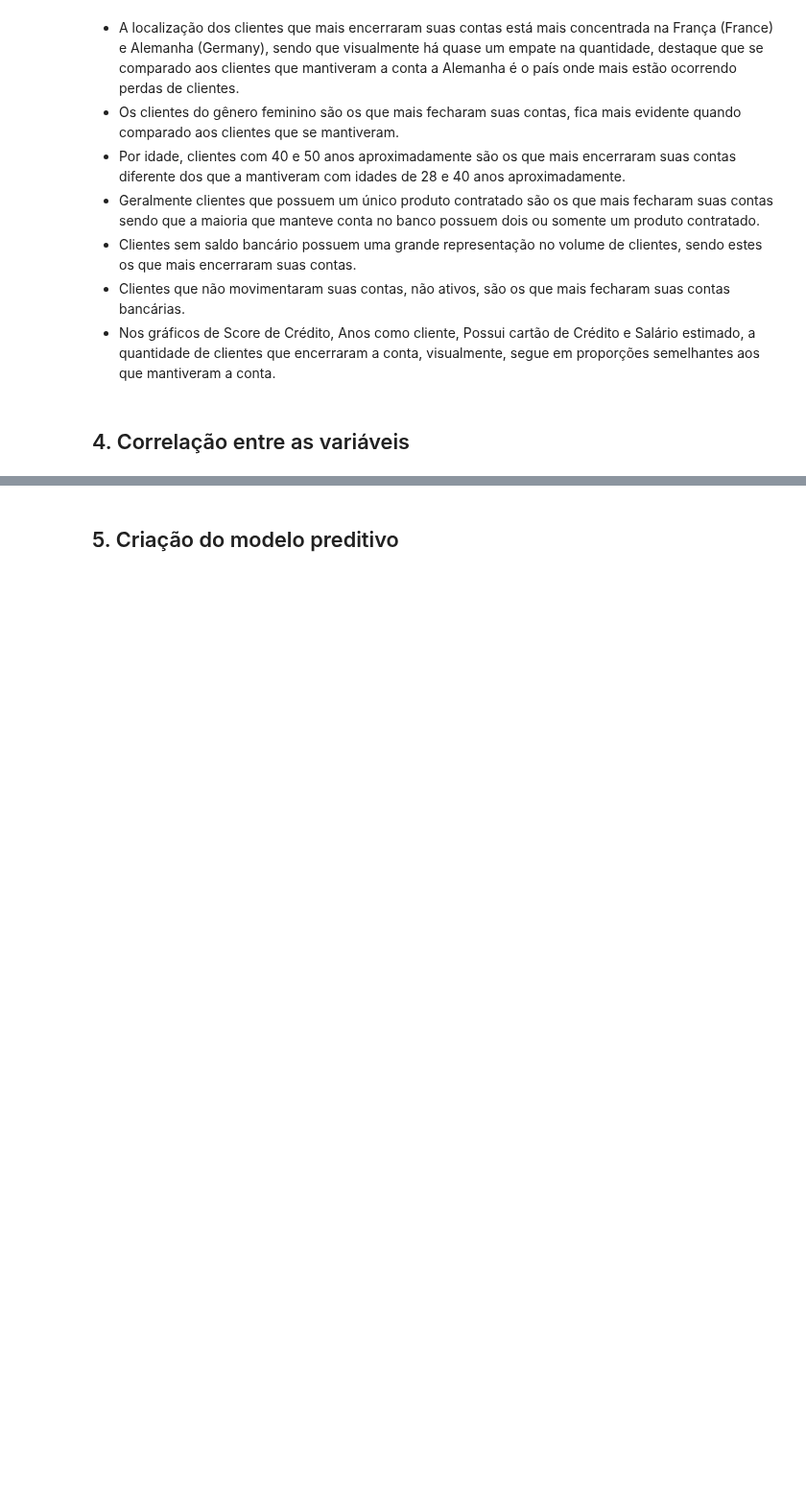
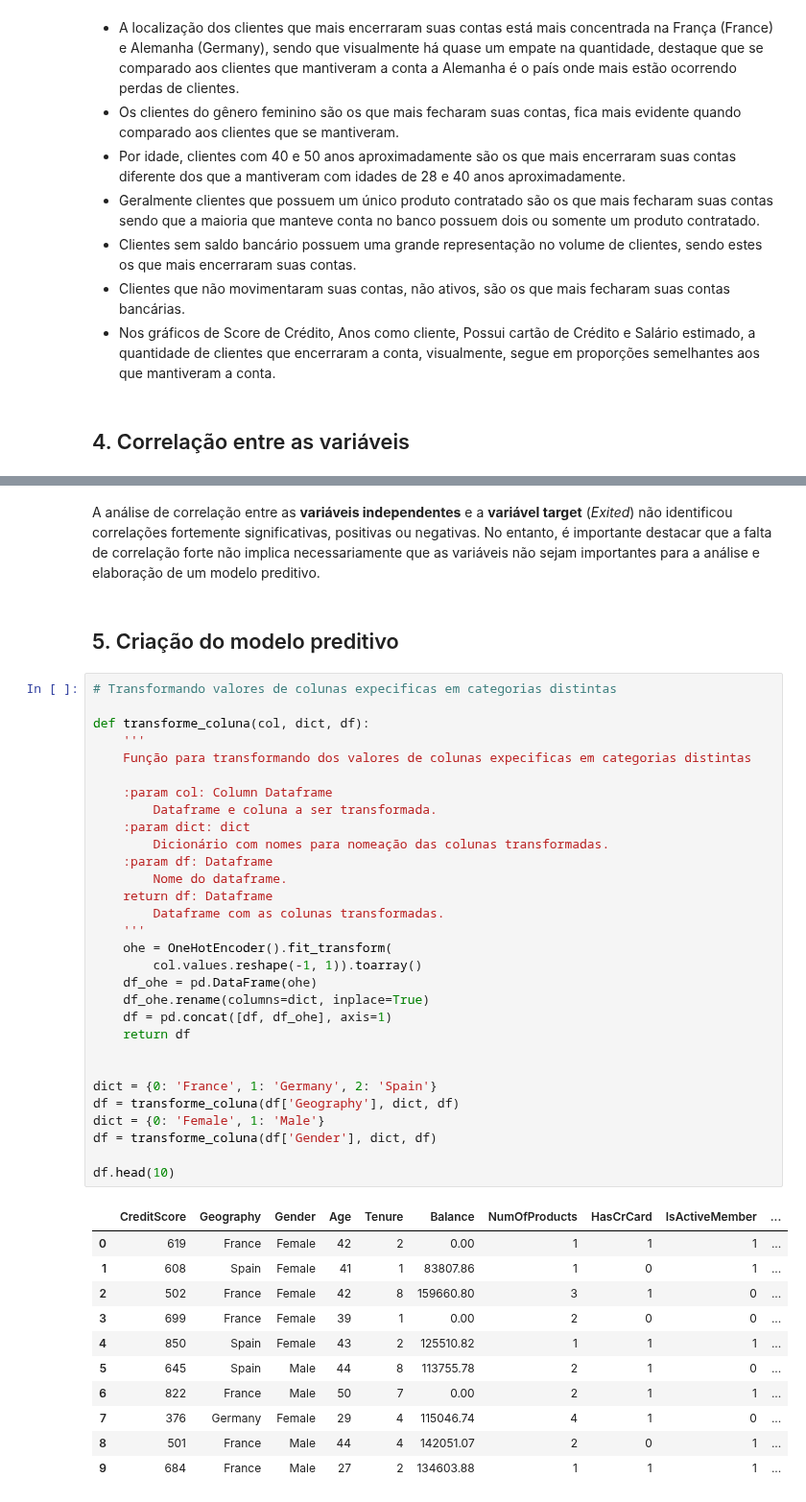
Before and after one commit to emso-exe/Churn_clientes_de_banco, a Jupyter notebook: churn_clientes_de_banco.ipynb, the cells around one changed output, grey strips where cells are left out. Shown at 96% size. Drawn from its saved outputs; the diff is of its cells as text; blank space fills up the shorter version.

Commit message:
Gráfico de correlação e função OneHotEnconder.

```diff
--- a/churn_clientes_de_banco.ipynb
+++ b/churn_clientes_de_banco.ipynb
@@ -456,5 +456,49 @@ plot = sns.heatmap(data=corr, cmap='seismic', vmin=-1, linewidths=.2,
 plot.tick_params(labelsize=9)
 # %% [output]
 [figure]
+# %% [markdown]
+A análise de correlação entre as **variáveis independentes** e a **variável target** (_Exited_) não identificou correlações fortemente significativas, positivas ou negativas. No entanto, é importante destacar que a falta de correlação forte não implica necessariamente que as variáveis não sejam importantes para a análise e elaboração de um modelo preditivo.
 # %% [markdown]
 ## 5. Criação do modelo preditivo
+# %%
+# Transformando valores de colunas expecificas em categorias distintas
+
+def transforme_coluna(col, dict, df):
+    '''
+    Função para transformando dos valores de colunas expecificas em categorias distintas
+
+    :param col: Column Dataframe
+        Dataframe e coluna a ser transformada.
+    :param dict: dict
+        Dicionário com nomes para nomeação das colunas transformadas.
+    :param df: Dataframe
+        Nome do dataframe.
+    return df: Dataframe
+        Dataframe com as colunas transformadas.
+    '''
+    ohe = OneHotEncoder().fit_transform(
+        col.values.reshape(-1, 1)).toarray()
+    df_ohe = pd.DataFrame(ohe)
+    df_ohe.rename(columns=dict, inplace=True)
+    df = pd.concat([df, df_ohe], axis=1)
+    return df
+
+
+dict = {0: 'France', 1: 'Germany', 2: 'Spain'}
+df = transforme_coluna(df['Geography'], dict, df)
+dict = {0: 'Female', 1: 'Male'}
+df = transforme_coluna(df['Gender'], dict, df)
+
+df.head(10)
+# %% [output]
+|  | CreditScore | Geography | Gender | Age | Tenure | Balance | NumOfProducts | HasCrCard | IsActiveMember | ... |
+| 0 | 619 | France | Female | 42 | 2 | 0.00 | 1 | 1 | 1 | ... |
+| 1 | 608 | Spain | Female | 41 | 1 | 83807.86 | 1 | 0 | 1 | ... |
+| 2 | 502 | France | Female | 42 | 8 | 159660.80 | 3 | 1 | 0 | ... |
+| 3 | 699 | France | Female | 39 | 1 | 0.00 | 2 | 0 | 0 | ... |
+| 4 | 850 | Spain | Female | 43 | 2 | 125510.82 | 1 | 1 | 1 | ... |
+| 5 | 645 | Spain | Male | 44 | 8 | 113755.78 | 2 | 1 | 0 | ... |
+| 6 | 822 | France | Male | 50 | 7 | 0.00 | 2 | 1 | 1 | ... |
+| 7 | 376 | Germany | Female | 29 | 4 | 115046.74 | 4 | 1 | 0 | ... |
+| 8 | 501 | France | Male | 44 | 4 | 142051.07 | 2 | 0 | 1 | ... |
+| 9 | 684 | France | Male | 27 | 2 | 134603.88 | 1 | 1 | 1 | ... |
```
Also changed, not shown: parts of 2 cells of this notebook.
